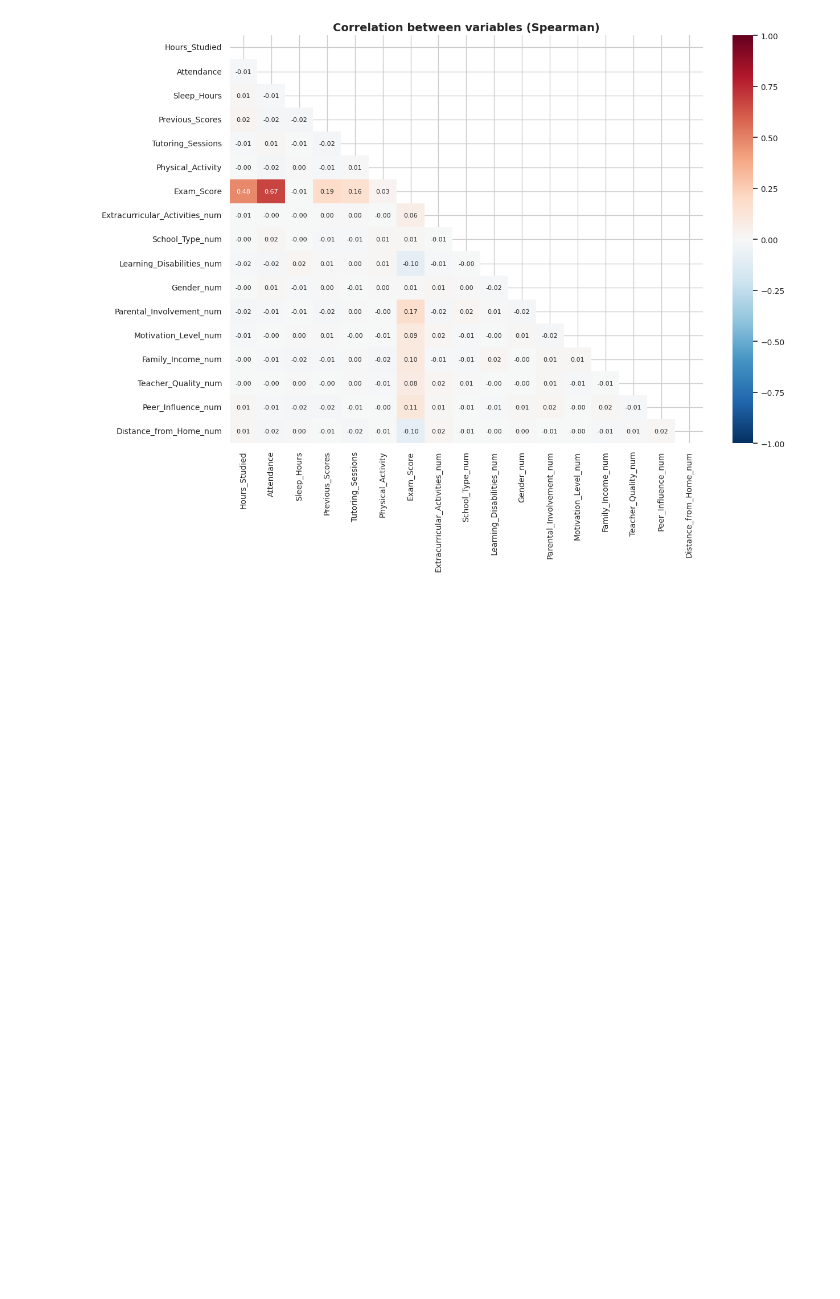
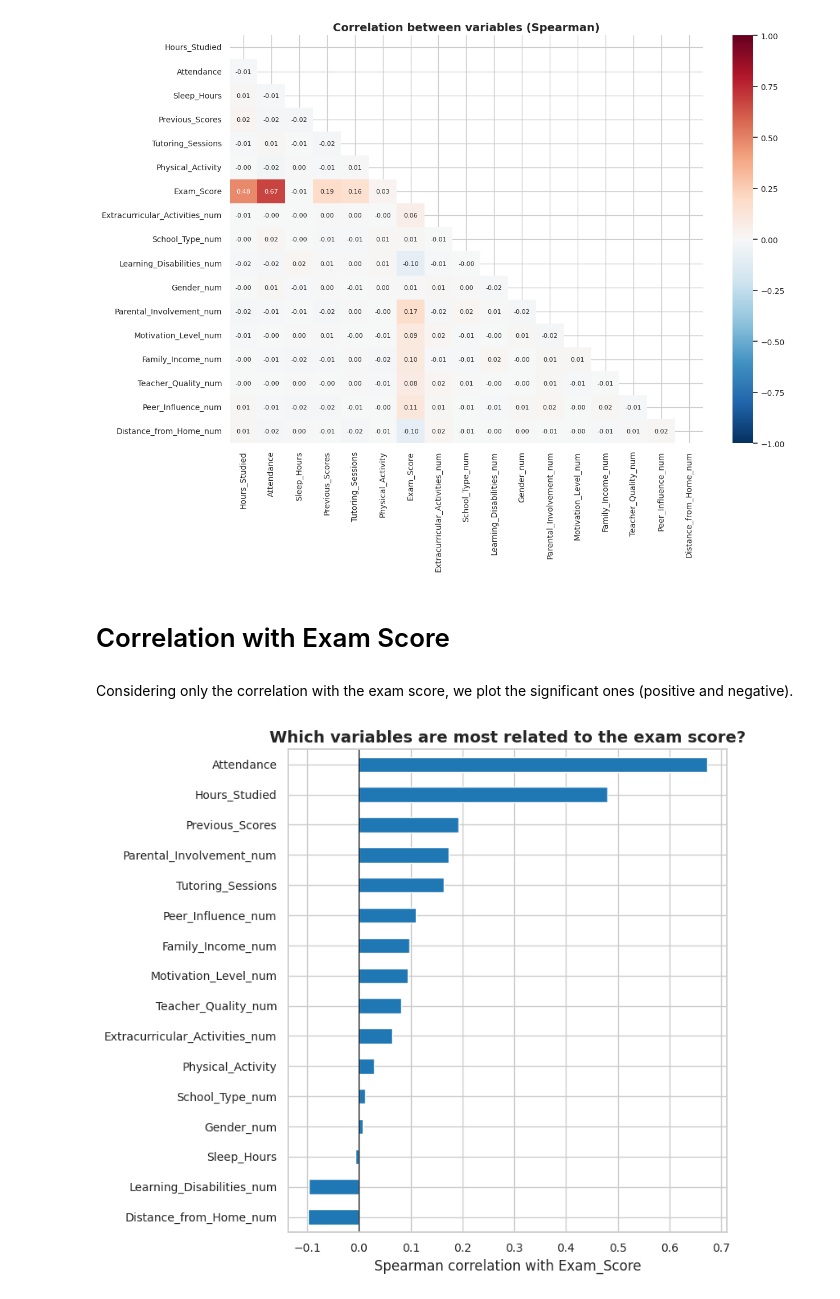
Before and after one commit to Martazzz/dropout_rate_academic_success, a Jupyter notebook: notebooks/01_cleaning_eda.ipynb, the cells around one changed output. Drawn from its saved outputs; the diff is of its cells as text; code cells hidden in the pictures; blank space fills up the shorter version.

```diff
--- a/notebooks/01_cleaning_eda.ipynb
+++ b/notebooks/01_cleaning_eda.ipynb
@@ -303,3 +303,20 @@ plt.savefig("figures/eda_heatmap.png", dpi=200, bbox_inches="tight")
 plt.show()
 # %% [output]
 [figure]
+# %% [markdown]
+# Correlation with Exam Score
+# %% [markdown]
+Considering only the correlation with the exam score, we plot the significant ones (positive and negative).
+# %%
+corr_exam = corr["Exam_Score"].drop("Exam_Score").sort_values()
+
+plt.figure(figsize=(8, 7))
+corr_exam.plot(kind="barh", color=BAR_COLOR)
+plt.axvline(0, color="black", linewidth=0.8)
+plt.xlabel("Spearman correlation with Exam_Score")
+plt.title("Which variables are most related to the exam score?")
+plt.tight_layout()
+plt.savefig("figures/eda_corr_examscore.png", dpi=200, bbox_inches="tight")
+plt.show()
+# %% [output]
+[figure, added]
```
Also changed, not shown: parts of 6 cells of this notebook.
